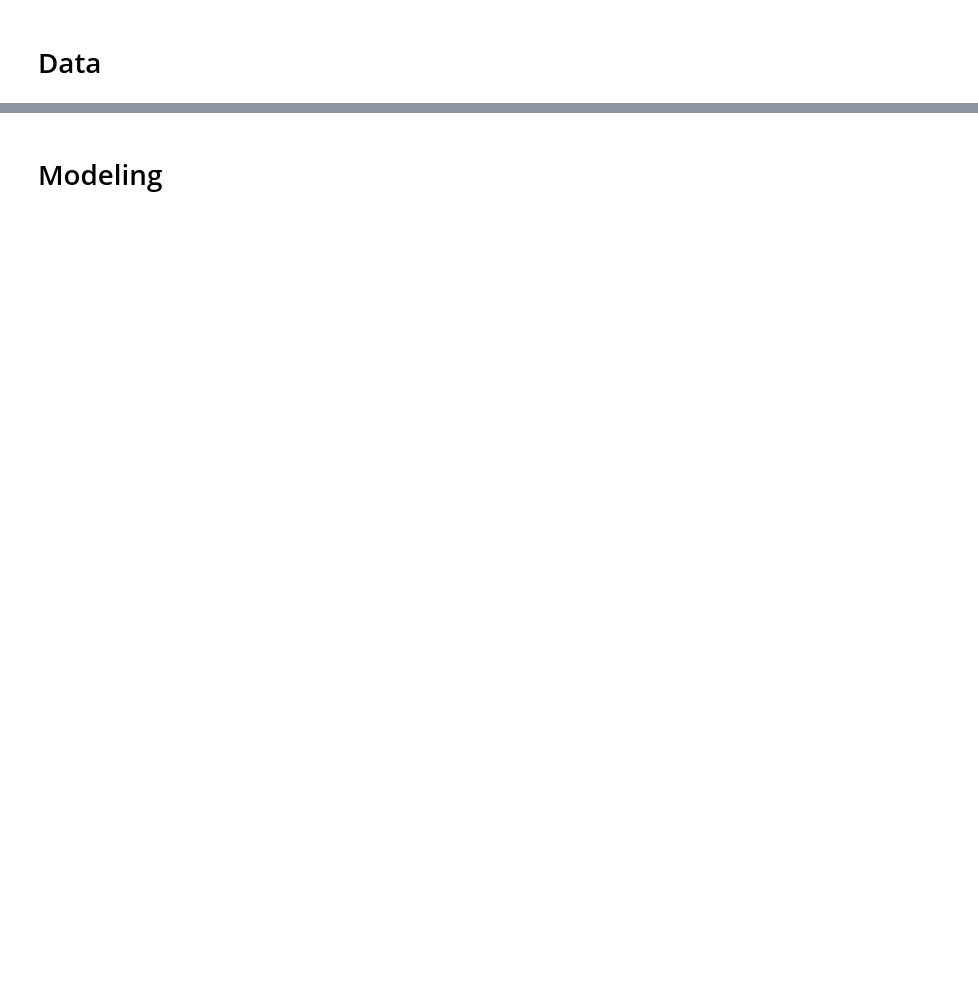
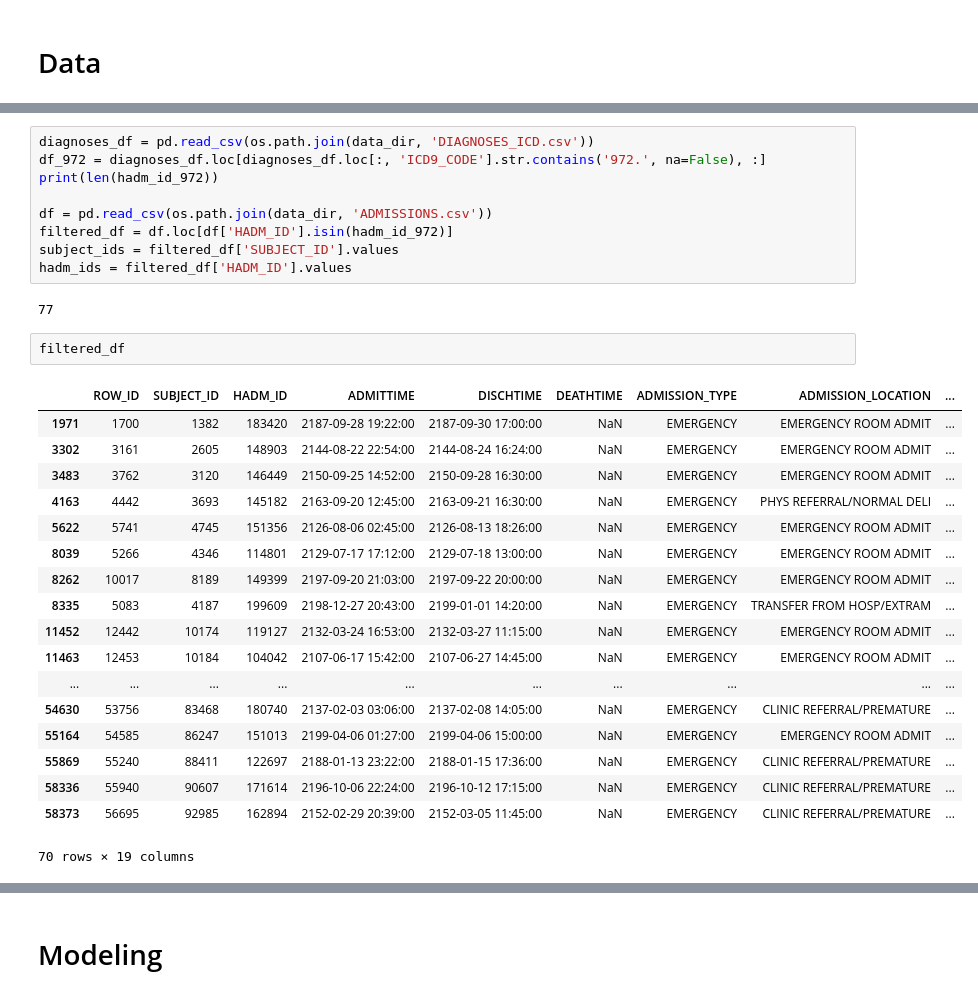
Before and after one commit to ndass6/icu, a Jupyter notebook: ICU.ipynb, the cells around one changed output, grey strips where cells are left out. Drawn from its saved outputs; the diff is of its cells as text; blank space fills up the shorter version.

```diff
--- a/ICU.ipynb
+++ b/ICU.ipynb
@@ -150,0 +146,32 @@ Unique HADM_ID: 57786
+# %%
+diagnoses_df = pd.read_csv(os.path.join(data_dir, 'DIAGNOSES_ICD.csv'))
+df_972 = diagnoses_df.loc[diagnoses_df.loc[:, 'ICD9_CODE'].str.contains('972.', na=False), :]
+print(len(hadm_id_972))
+
+df = pd.read_csv(os.path.join(data_dir, 'ADMISSIONS.csv'))
+filtered_df = df.loc[df['HADM_ID'].isin(hadm_id_972)]
+subject_ids = filtered_df['SUBJECT_ID'].values
+hadm_ids = filtered_df['HADM_ID'].values
+# %% [output]
+77
+# %%
+filtered_df
+# %% [output]
+|  | ROW_ID | SUBJECT_ID | HADM_ID | ADMITTIME | DISCHTIME | DEATHTIME | ADMISSION_TYPE | ADMISSION_LOCATION | ... |
+| 1971 | 1700 | 1382 | 183420 | 2187-09-28 19:22:00 | 2187-09-30 17:00:00 | NaN | EMERGENCY | EMERGENCY ROOM ADMIT | ... |
+| 3302 | 3161 | 2605 | 148903 | 2144-08-22 22:54:00 | 2144-08-24 16:24:00 | NaN | EMERGENCY | EMERGENCY ROOM ADMIT | ... |
+| 3483 | 3762 | 3120 | 146449 | 2150-09-25 14:52:00 | 2150-09-28 16:30:00 | NaN | EMERGENCY | EMERGENCY ROOM ADMIT | ... |
+| 4163 | 4442 | 3693 | 145182 | 2163-09-20 12:45:00 | 2163-09-21 16:30:00 | NaN | EMERGENCY | PHYS REFERRAL/NORMAL DELI | ... |
+| 5622 | 5741 | 4745 | 151356 | 2126-08-06 02:45:00 | 2126-08-13 18:26:00 | NaN | EMERGENCY | EMERGENCY ROOM ADMIT | ... |
+| 8039 | 5266 | 4346 | 114801 | 2129-07-17 17:12:00 | 2129-07-18 13:00:00 | NaN | EMERGENCY | EMERGENCY ROOM ADMIT | ... |
+| 8262 | 10017 | 8189 | 149399 | 2197-09-20 21:03:00 | 2197-09-22 20:00:00 | NaN | EMERGENCY | EMERGENCY ROOM ADMIT | ... |
+| 8335 | 5083 | 4187 | 199609 | 2198-12-27 20:43:00 | 2199-01-01 14:20:00 | NaN | EMERGENCY | TRANSFER FROM HOSP/EXTRAM | ... |
+| 11452 | 12442 | 10174 | 119127 | 2132-03-24 16:53:00 | 2132-03-27 11:15:00 | NaN | EMERGENCY | EMERGENCY ROOM ADMIT | ... |
+| 11463 | 12453 | 10184 | 104042 | 2107-06-17 15:42:00 | 2107-06-27 14:45:00 | NaN | EMERGENCY | EMERGENCY ROOM ADMIT | ... |
+| ... | ... | ... | ... | ... | ... | ... | ... | ... | ... |
+| 54630 | 53756 | 83468 | 180740 | 2137-02-03 03:06:00 | 2137-02-08 14:05:00 | NaN | EMERGENCY | CLINIC REFERRAL/PREMATURE | ... |
+| 55164 | 54585 | 86247 | 151013 | 2199-04-06 01:27:00 | 2199-04-06 15:00:00 | NaN | EMERGENCY | EMERGENCY ROOM ADMIT | ... |
+| 55869 | 55240 | 88411 | 122697 | 2188-01-13 23:22:00 | 2188-01-15 17:36:00 | NaN | EMERGENCY | CLINIC REFERRAL/PREMATURE | ... |
+| 58336 | 55940 | 90607 | 171614 | 2196-10-06 22:24:00 | 2196-10-12 17:15:00 | NaN | EMERGENCY | CLINIC REFERRAL/PREMATURE | ... |
+| 58373 | 56695 | 92985 | 162894 | 2152-02-29 20:39:00 | 2152-03-05 11:45:00 | NaN | EMERGENCY | CLINIC REFERRAL/PREMATURE | ... |
+70 rows × 19 columns
```
Also changed, not shown: parts of 45 cells of this notebook.
